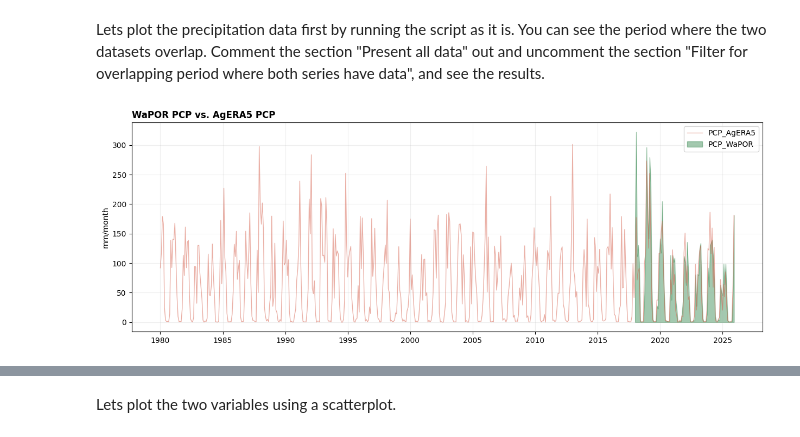
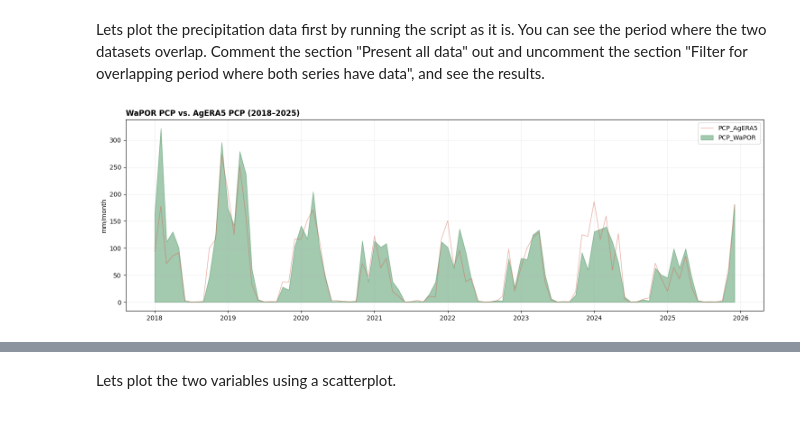
Before and after one commit to drealdrizz/Arithmetic, a Jupyter notebook: 3.1_Correlation_Analyses.ipynb, the cells around one changed output, grey strips where cells are left out. Saved outputs shown, nothing was run; the diff lists cells and outputs as text; code cells hidden in the pictures.

```diff
--- a/3.1_Correlation_Analyses.ipynb
+++ b/3.1_Correlation_Analyses.ipynb
@@ -330,26 +330,47 @@ date
 Lets plot the precipitation data first by running the script as it is. You can see the period where the two datasets overlap. Comment the section "Present all data" out and uncomment the section "Filter for overlapping period where both series have data", and see the results.
 # %%
 # =============================================================================
-# PLOT TWO VARIABLES
+# PLOT TWO VARIABLES — SAME PERIOD COMPARISON (2018–2025)
 # =============================================================================
+
+# Filter for the overlapping period
+overlapping_df = df[['PCP_AgERA5', 'PCP_WaPOR']].dropna()
 
 fig, axes = plt.subplots(1, 1, figsize=(15, 5), sharex=True)
 
 ax = axes
 
-#Present all data
-ax.plot(df.index, df['PCP_AgERA5'], color='#d6604d', linewidth=1, alpha=0.5, label='PCP_AgERA5')
-ax.fill_between(df.index, 0, df['PCP_WaPOR'], color='#1b7837', alpha=0.4, label='PCP_WaPOR')
+# Present overlapping data only
+ax.plot(
+    overlapping_df.index,
+    overlapping_df['PCP_AgERA5'],
+    color='#d6604d',
+    linewidth=1,
+    alpha=0.5,
+    label='PCP_AgERA5'
+)
 
-#Filter for overlapping period where both series have data
-#overlapping_df = df[['PCP_AgERA5', 'PCP_WaPOR']].dropna()
-#ax.plot(overlapping_df.index, overlapping_df['PCP_AgERA5'], color='#d6604d', linewidth=1, alpha=0.5, label='PCP_AgERA5')
-#ax.fill_between(overlapping_df.index, 0, overlapping_df['PCP_WaPOR'], color='#1b7837', alpha=0.4, label='PCP_WaPOR')
+ax.fill_between(
+    overlapping_df.index,
+    0,
+    overlapping_df['PCP_WaPOR'],
+    color='#1b7837',
+    alpha=0.4,
+    label='PCP_WaPOR'
+)
 
 # Adding graphic elements
 ax.set_ylabel('mm/month')
-ax.set_title('WaPOR PCP vs. AgERA5 PCP', fontweight='bold', loc='left')
+ax.set_title(
+    'WaPOR PCP vs. AgERA5 PCP (2018–2025)',
+    fontweight='bold',
+    loc='left'
+)
+
 ax.legend(fontsize=10, loc='upper right')
 ax.grid(True, alpha=0.2)
+
+plt.tight_layout()
+plt.show()
 # %% [output]
-[figure, old version]
+[figure, new version]
```
Also changed, not shown: parts of 4 cells of this notebook.
